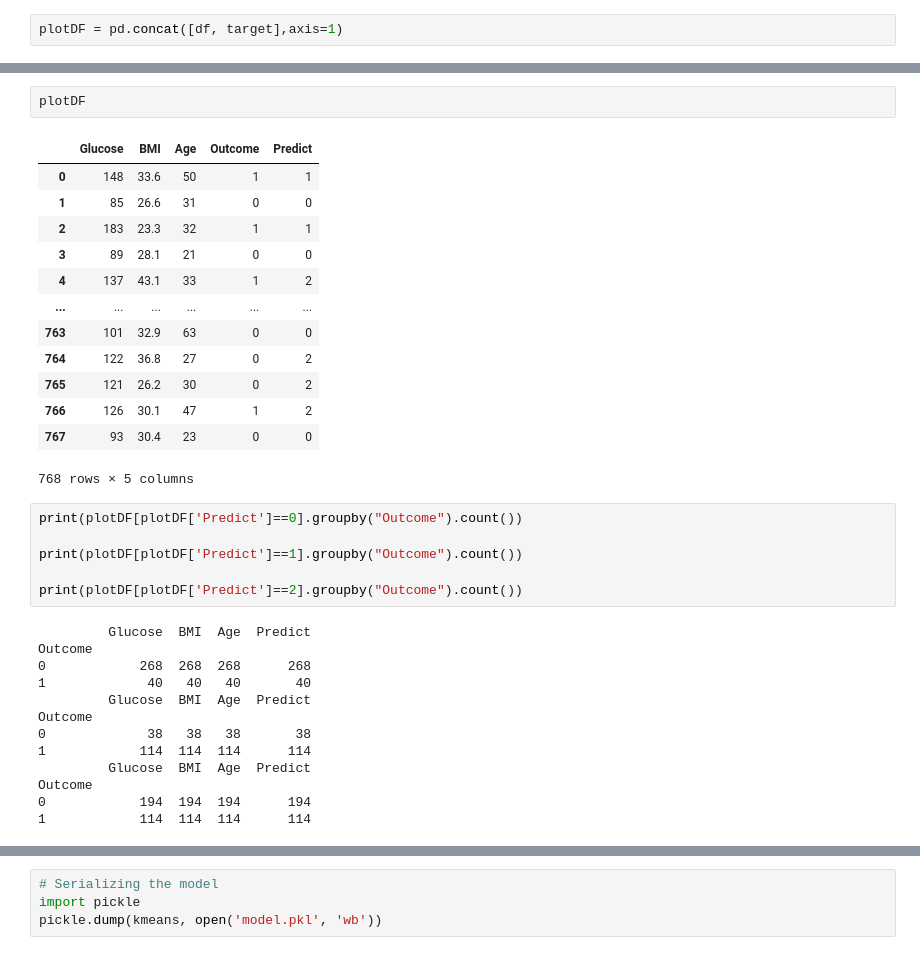
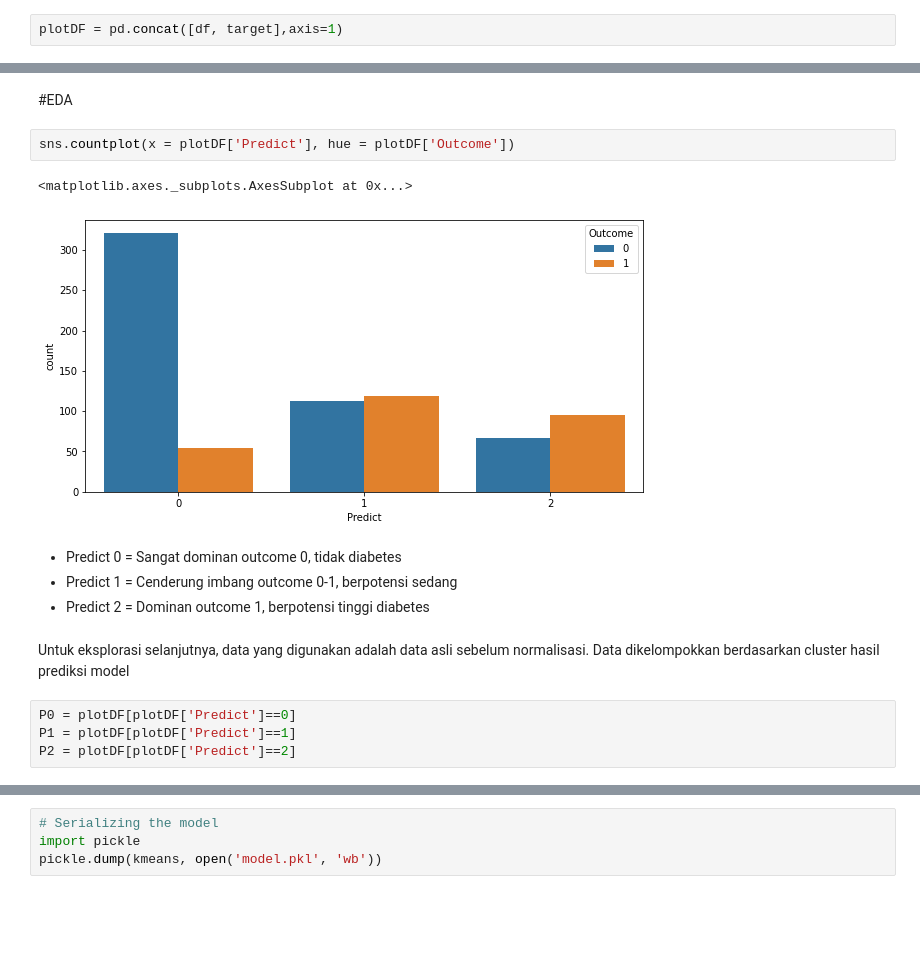
Before and after one commit to ArjunaWahyu/flask-ML, a Jupyter notebook: model/Diabetes_Model.ipynb, the cells around one changed output, grey strips where cells are left out. Cells and saved outputs as stored; diff of their text form; blank space fills up the shorter version.

```diff
--- a/model/Diabetes_Model.ipynb
+++ b/model/Diabetes_Model.ipynb
@@ -183,35 +190,17 @@ plotDF[plotDF['Predict']==2].describe()
-# %%
-plotDF
-# %% [output]
-|  | Glucose | BMI | Age | Outcome | Predict |
-| 0 | 148 | 33.6 | 50 | 1 | 1 |
-| 1 | 85 | 26.6 | 31 | 0 | 0 |
-| 2 | 183 | 23.3 | 32 | 1 | 1 |
-| 3 | 89 | 28.1 | 21 | 0 | 0 |
-| 4 | 137 | 43.1 | 33 | 1 | 2 |
-| ... | ... | ... | ... | ... | ... |
-| 763 | 101 | 32.9 | 63 | 0 | 0 |
-| 764 | 122 | 36.8 | 27 | 0 | 2 |
-| 765 | 121 | 26.2 | 30 | 0 | 2 |
-| 766 | 126 | 30.1 | 47 | 1 | 2 |
-| 767 | 93 | 30.4 | 23 | 0 | 0 |
-768 rows × 5 columns
+# %% [markdown]
+#EDA
+# %%
+sns.countplot(x = plotDF['Predict'], hue = plotDF['Outcome'])
+# %% [output]
+<matplotlib.axes._subplots.AxesSubplot at 0x...>
+[figure, added]
+# %% [markdown]
+* Predict 0 = Sangat dominan outcome 0, tidak diabetes
+* Predict 1 = Cenderung imbang outcome 0-1, berpotensi sedang
+* Predict 2 = Dominan outcome 1, berpotensi tinggi diabetes
+# %% [markdown]
+Untuk eksplorasi selanjutnya, data yang digunakan adalah data asli sebelum normalisasi. Data dikelompokkan berdasarkan cluster hasil prediksi model
 # %%
-print(plotDF[plotDF['Predict']==0].groupby("Outcome").count())
-
-print(plotDF[plotDF['Predict']==1].groupby("Outcome").count())
-
-print(plotDF[plotDF['Predict']==2].groupby("Outcome").count())
+P0 = plotDF[plotDF['Predict']==0]
+P1 = plotDF[plotDF['Predict']==1]
+P2 = plotDF[plotDF['Predict']==2]
-# %% [output]
-         Glucose  BMI  Age  Predict
-Outcome
-0            268  268  268      268
-1             40   40   40       40
-         Glucose  BMI  Age  Predict
-Outcome
-0             38   38   38       38
-1            114  114  114      114
-         Glucose  BMI  Age  Predict
-Outcome
-0            194  194  194      194
-1            114  114  114      114
```
Also changed, not shown: parts of 36 cells of this notebook, 1 other file.
